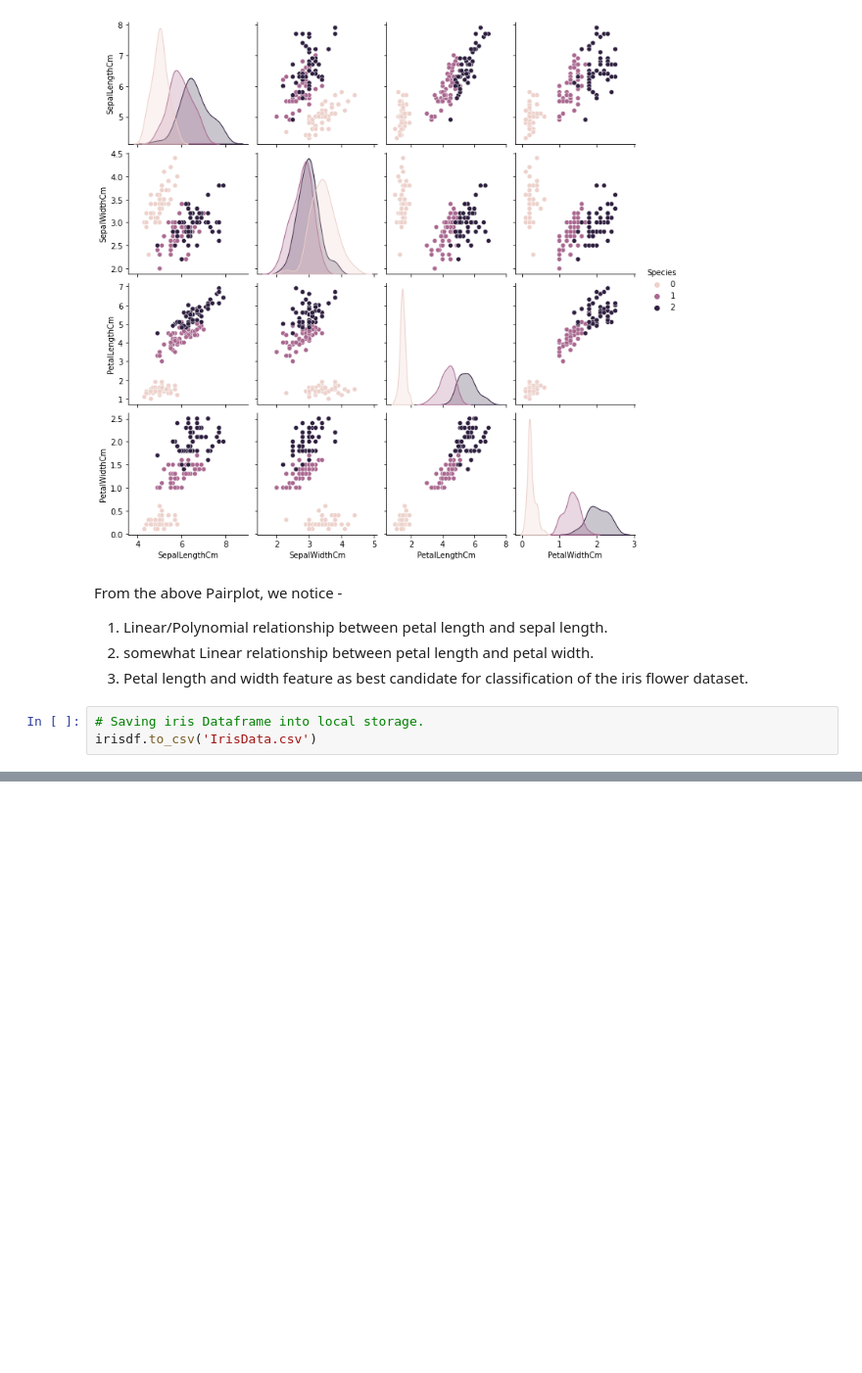
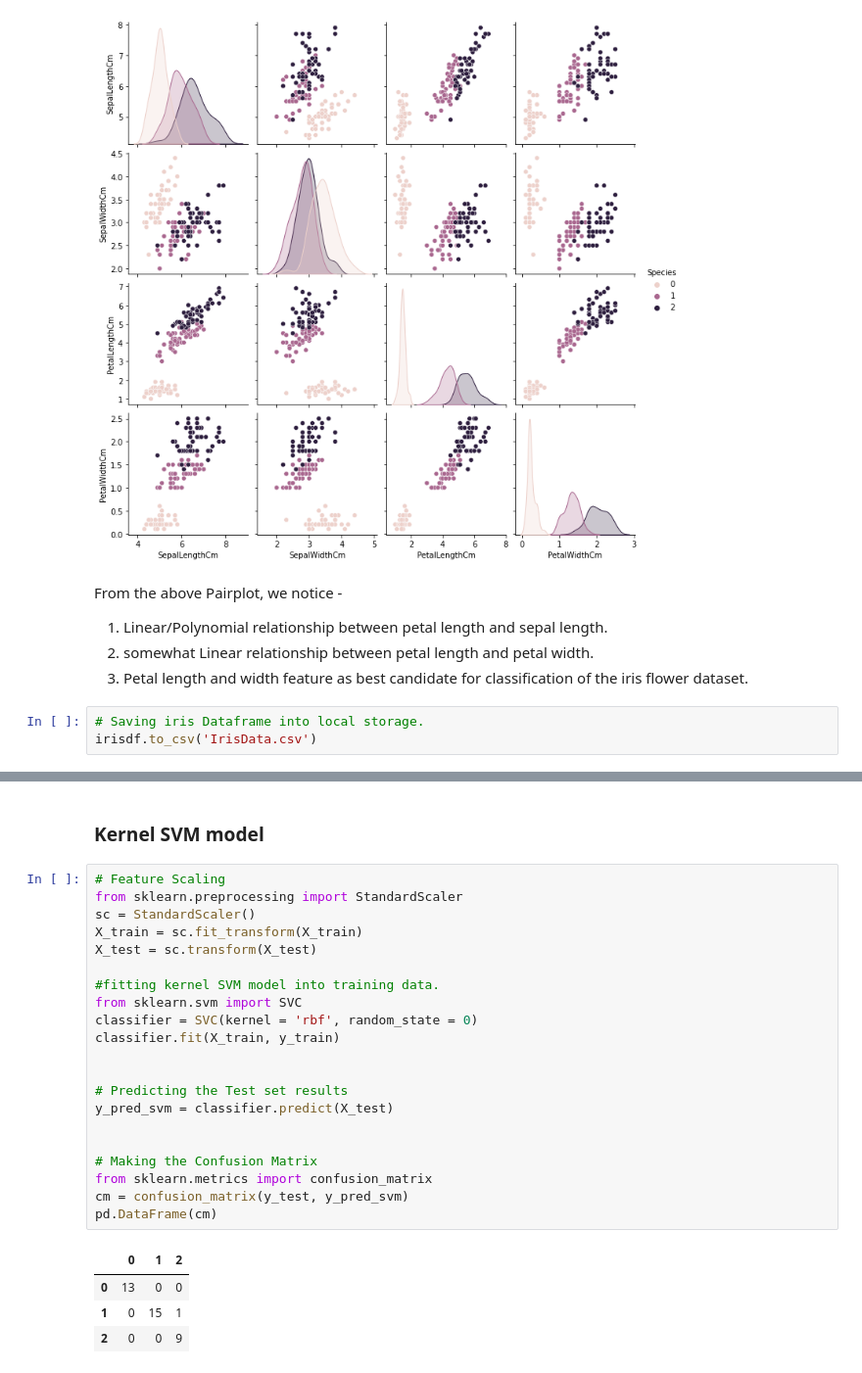
Before and after one commit to shashi1752/IRIS_DataAnalysis, a Jupyter notebook: Iris_DataAnalysis.ipynb, the cells around one changed output, grey strips where cells are left out. Shown at 98% size. Saved outputs shown, nothing was run; the diff lists cells and outputs as text; blank space fills up the shorter version.

```diff
--- a/Iris_DataAnalysis.ipynb
+++ b/Iris_DataAnalysis.ipynb
@@ -120,0 +157,28 @@ irisdf.to_csv('IrisData.csv')
+# %% [markdown]
+### Kernel SVM model
+# %%
+# Feature Scaling
+from sklearn.preprocessing import StandardScaler
+sc = StandardScaler()
+X_train = sc.fit_transform(X_train)
+X_test = sc.transform(X_test)
+
+#fitting kernel SVM model into training data.
+from sklearn.svm import SVC
+classifier = SVC(kernel = 'rbf', random_state = 0)
+classifier.fit(X_train, y_train)
+
+
+# Predicting the Test set results
+y_pred_svm = classifier.predict(X_test)
+
+
+# Making the Confusion Matrix
+from sklearn.metrics import confusion_matrix
+cm = confusion_matrix(y_test, y_pred_svm)
+pd.DataFrame(cm)
+# %% [output]
+|  | 0 | 1 | 2 |
+| 0 | 13 | 0 | 0 |
+| 1 | 0 | 15 | 1 |
+| 2 | 0 | 0 | 9 |
```
Also changed, not shown: parts of 11 cells of this notebook.
